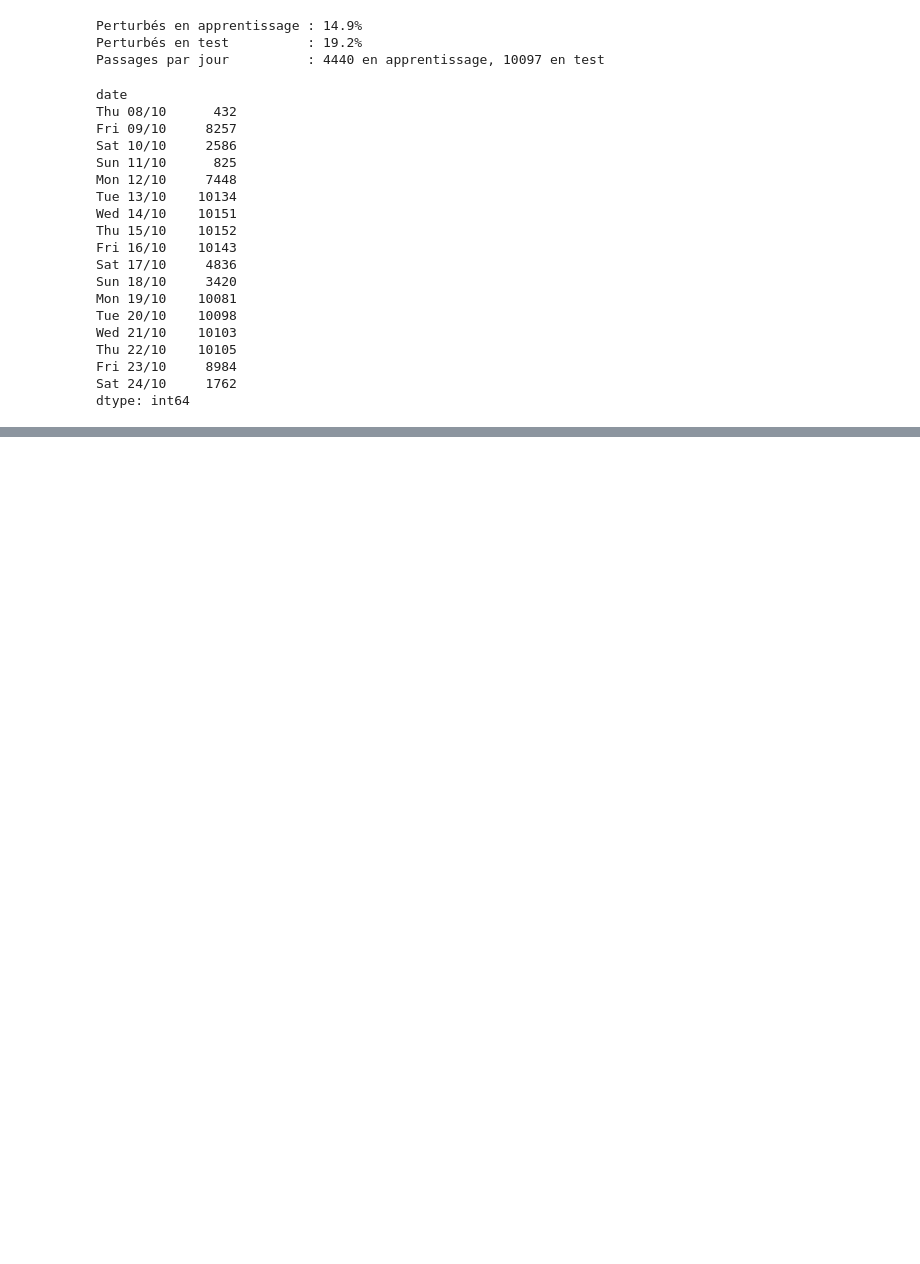
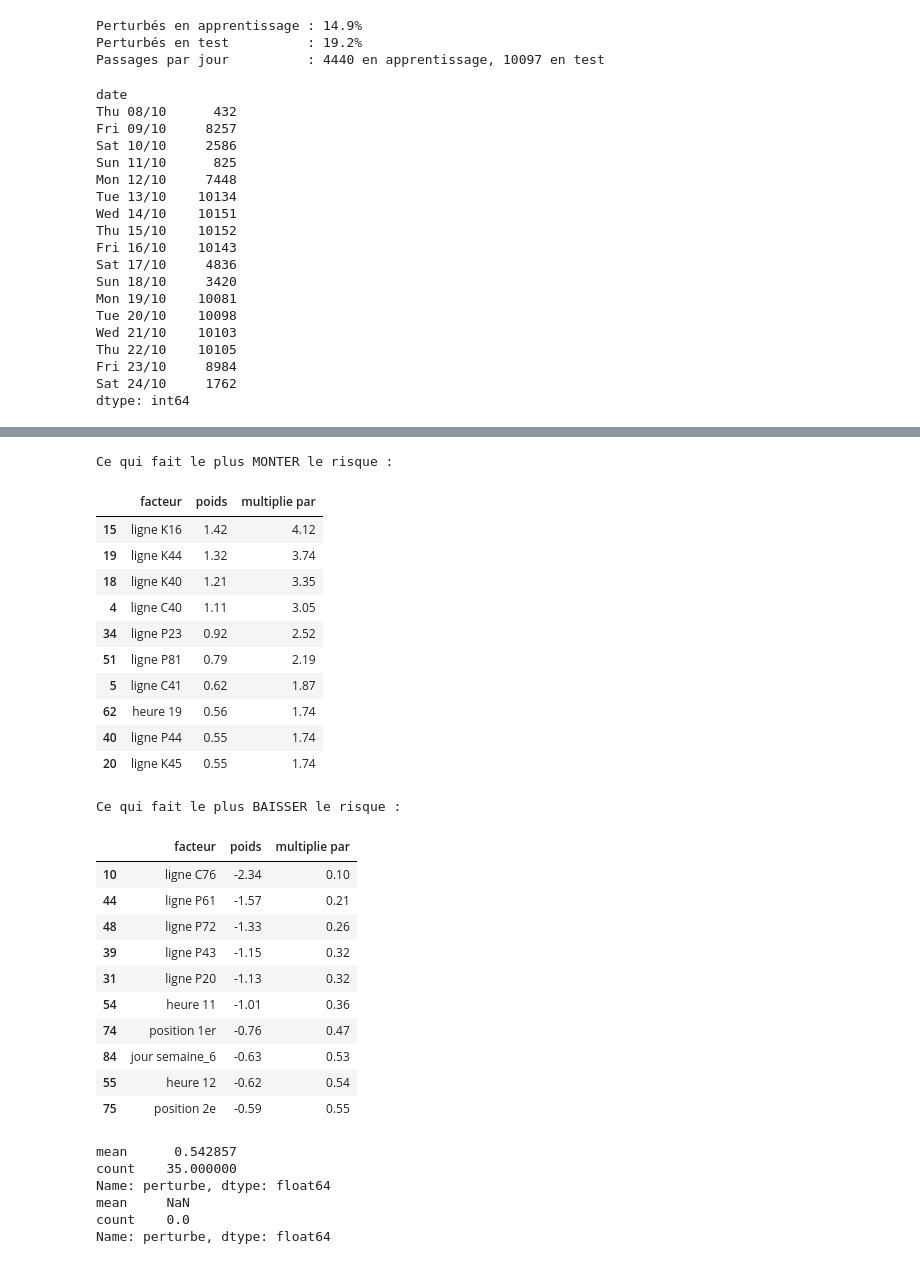
Before and after one commit to Aly2001/quai-nord, a Jupyter notebook: analyse_01.ipynb, the cells around one changed output, grey strips where cells are left out. Cells and saved outputs as stored; diff of their text form; code cells hidden in the pictures; blank space fills up the shorter version.

```diff
--- a/analyse_01.ipynb
+++ b/analyse_01.ipynb
@@ -428,0 +468,51 @@ dtype: int64
+# %%
+import numpy as np
+
+noms = modele[0].get_feature_names_out()
+poids = modele[-1].coef_[0]
+tableau_poids = pd.DataFrame({"facteur": noms, "poids": poids})
+tableau_poids["multiplie par"] = np.exp(tableau_poids["poids"])
+# Des noms plus lisibles : « categories__ligne_K16 » devient « ligne K16 »
+tableau_poids["facteur"] = (tableau_poids["facteur"].str.replace("categories__", "").str.replace("nombres__", "")
+                            .str.replace("_", " ", n=1))
+tableau_poids = tableau_poids.sort_values("poids")
+
+print("Ce qui fait le plus MONTER le risque :")
+display(tableau_poids.tail(10).iloc[::-1].round(2))
+print("Ce qui fait le plus BAISSER le risque :")
+display(tableau_poids.head(10).round(2))
+# %% [output]
+Ce qui fait le plus MONTER le risque :
+|  | facteur | poids | multiplie par |
+| 15 | ligne K16 | 1.42 | 4.12 |
+| 19 | ligne K44 | 1.32 | 3.74 |
+| 18 | ligne K40 | 1.21 | 3.35 |
+| 4 | ligne C40 | 1.11 | 3.05 |
+| 34 | ligne P23 | 0.92 | 2.52 |
+| 51 | ligne P81 | 0.79 | 2.19 |
+| 5 | ligne C41 | 0.62 | 1.87 |
+| 62 | heure 19 | 0.56 | 1.74 |
+| 40 | ligne P44 | 0.55 | 1.74 |
+| 20 | ligne K45 | 0.55 | 1.74 |
+Ce qui fait le plus BAISSER le risque :
+|  | facteur | poids | multiplie par |
+| 10 | ligne C76 | -2.34 | 0.10 |
+| 44 | ligne P61 | -1.57 | 0.21 |
+| 48 | ligne P72 | -1.33 | 0.26 |
+| 39 | ligne P43 | -1.15 | 0.32 |
+| 31 | ligne P20 | -1.13 | 0.32 |
+| 54 | heure 11 | -1.01 | 0.36 |
+| 74 | position 1er | -0.76 | 0.47 |
+| 84 | jour semaine_6 | -0.63 | 0.53 |
+| 55 | heure 12 | -0.62 | 0.54 |
+| 75 | position 2e | -0.59 | 0.55 |
+# %%
+print(apprentissage[apprentissage["ligne"] == "K12"]["perturbe"].agg(["mean", "count"]))
+print(test[test["ligne"] == "K12"]["perturbe"].agg(["mean", "count"]))
+# %% [output]
+mean      0.542857
+count    35.000000
+Name: perturbe, dtype: float64
+mean     NaN
+count    0.0
+Name: perturbe, dtype: float64
```
Also changed, not shown: parts of 4 cells of this notebook, 6 other files.
